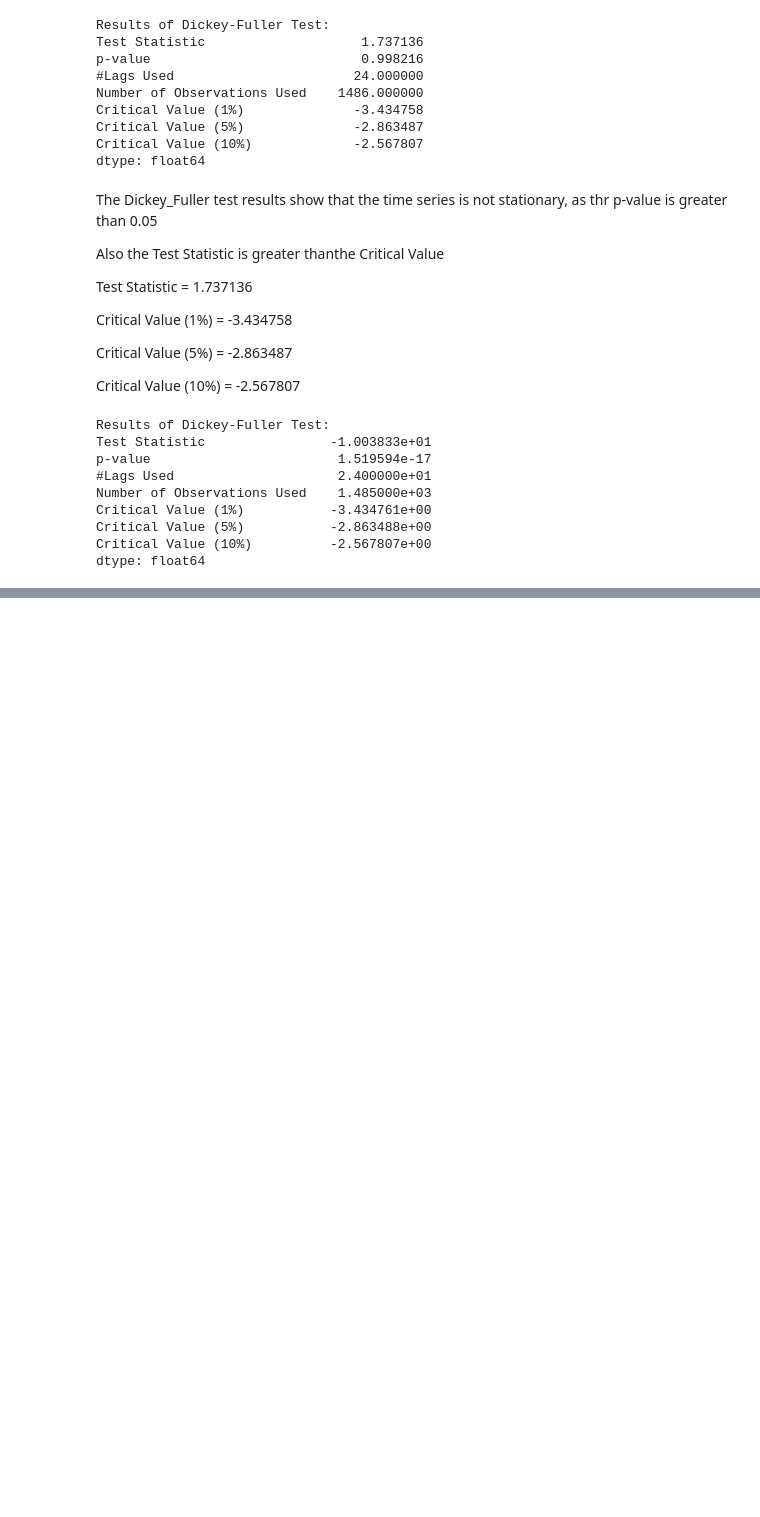
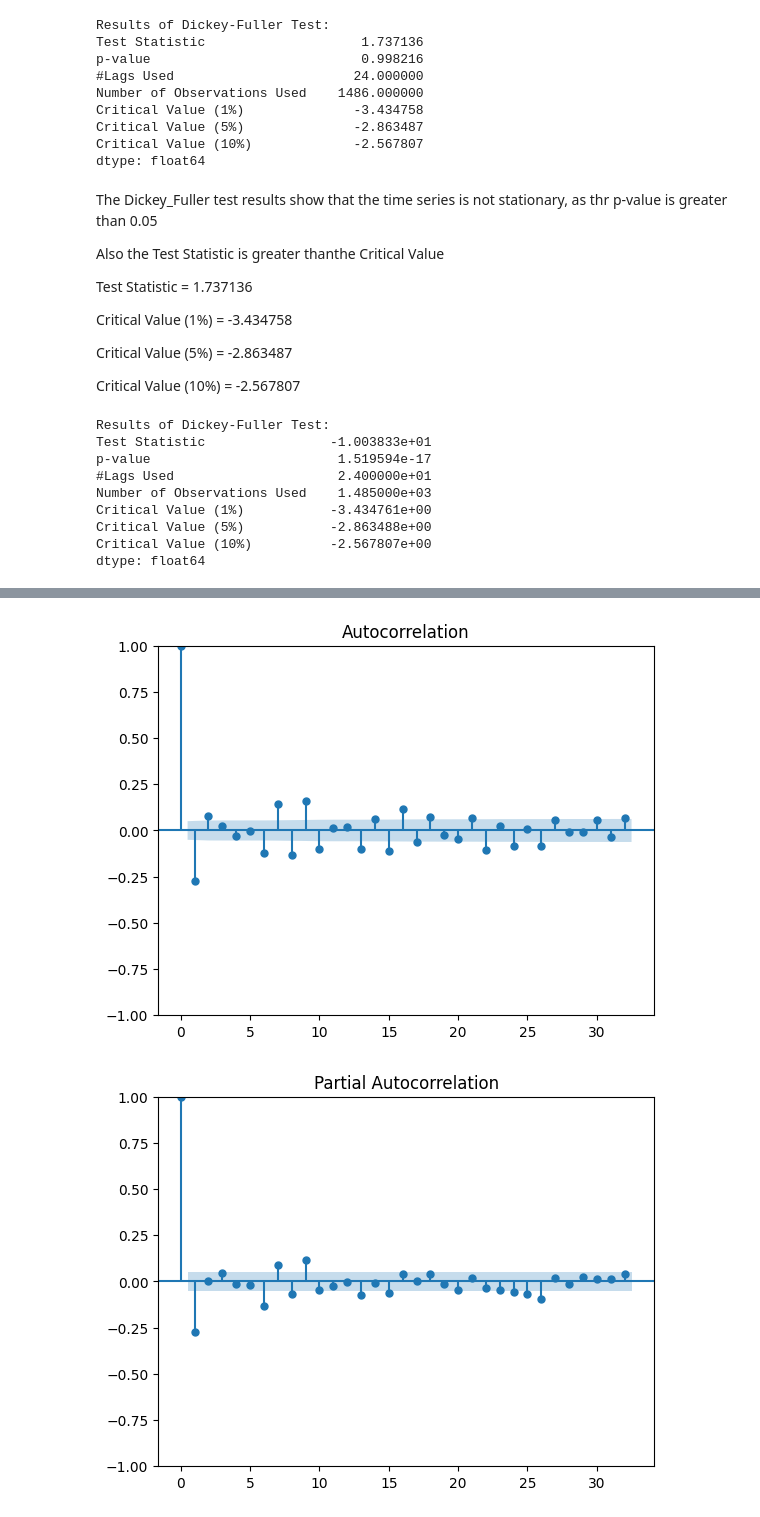
Before and after one commit to Midigan/Joint-CA2-Machine-Learning-for-Business, a Jupyter notebook: CA2 MLB and DV Integrated.ipynb, the cells around one changed output, grey strips where cells are left out. Cells and saved outputs as stored; diff of their text form; code cells hidden in the pictures; blank space fills up the shorter version.

```diff
--- a/CA2 MLB and DV Integrated.ipynb
+++ b/CA2 MLB and DV Integrated.ipynb
@@ -137,0 +153,8 @@ dtype: float64
+# %%
+from statsmodels.graphics.tsaplots import plot_acf, plot_pacf
+plot_acf(diff_time_series)
+plot_pacf(diff_time_series)
+plt.show()
+# %% [output]
+[figure, added]
+[figure, added]
```
Also changed, not shown: parts of 8 cells of this notebook.
